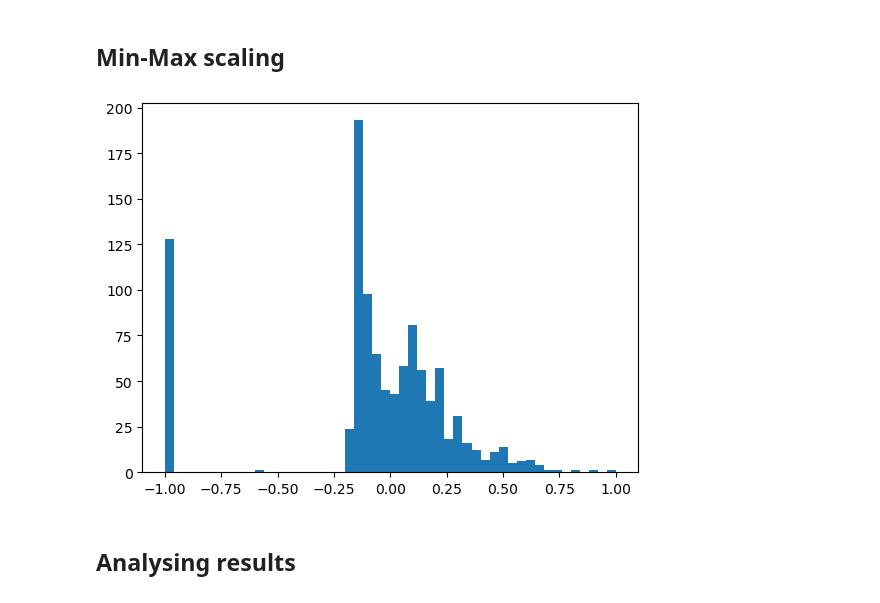
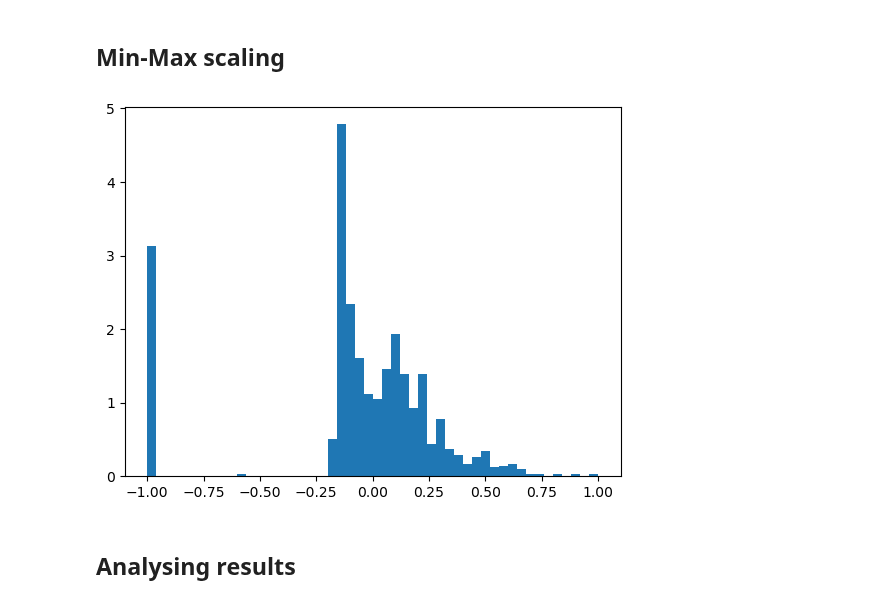
Before and after one commit to marcusGH/edain_paper, a Jupyter notebook: notebooks/static_preprocessing_classes.ipynb, the cells around one changed output. Drawn from its saved outputs; the diff is of its cells as text; code cells hidden in the pictures.

```diff
--- a/notebooks/static_preprocessing_classes.ipynb
+++ b/notebooks/static_preprocessing_classes.ipynb
@@ -127,30 +127,30 @@ plt.show()
 # %%
 from sklearn import preprocessing
 
 class MinMaxTimeSeries(sklearn.base.TransformerMixin, sklearn.base.BaseEstimator):
     def __init__(self, a=0, b=1, time_series_length=13):
         self.T = time_series_length
         self.min_max_scaler = preprocessing.MinMaxScaler(feature_range=(a, b))
         pass
 
     def fit(self, X, y = None):
         # merge the dimensions and time axis
         X = X.reshape((X.shape[0], -1))
         self.min_max_scaler.fit(X, y)
         return self
 
     def transform(self, X):
         X = X.reshape((X.shape[0], -1))
         # scale all the features
         X = self.min_max_scaler.transform(X)
         return X.reshape((X.shape[0], self.T, -1))
 
 min_max = MinMaxTimeSeries(-1, 1)
 X_new = min_max.fit_transform(X, y)
-plt.hist(X_new[:, 1, 12], bins=50)
+plt.hist(X_new[:, 1, 12], bins=50, density=True)
 plt.show()
 # %% [output]
-[figure, old version]
+[figure, new version]
 # %% [markdown]
 ## Analysing results
 # %%
```
Also changed, not shown: parts of 7 cells of this notebook, 5 other files.
